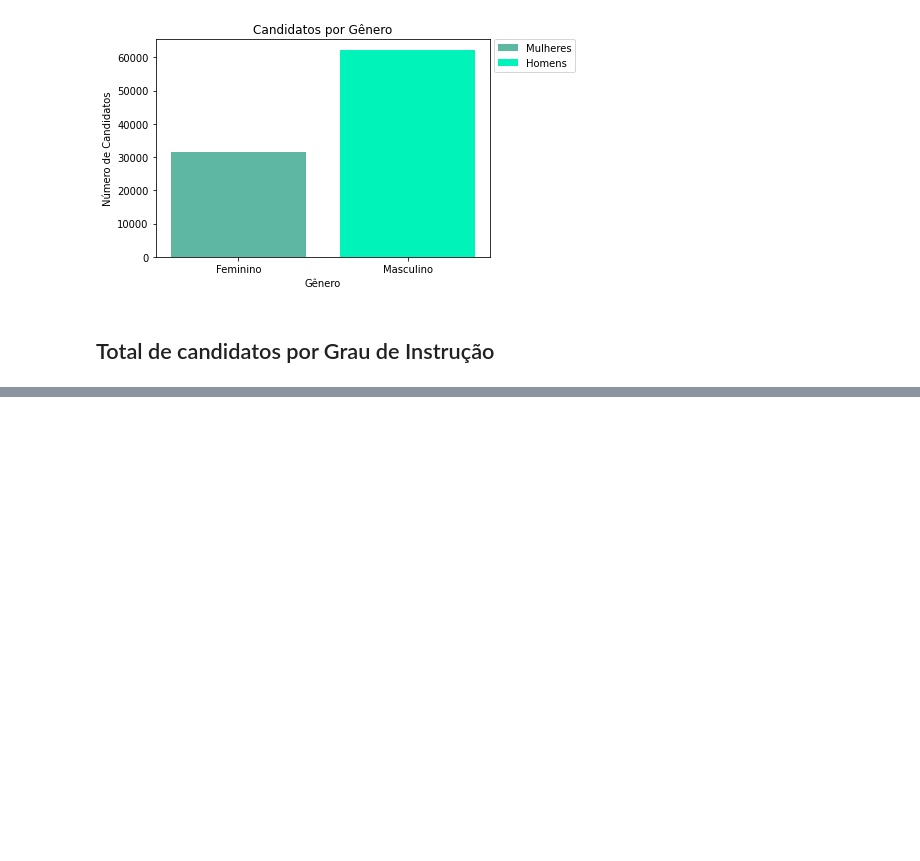
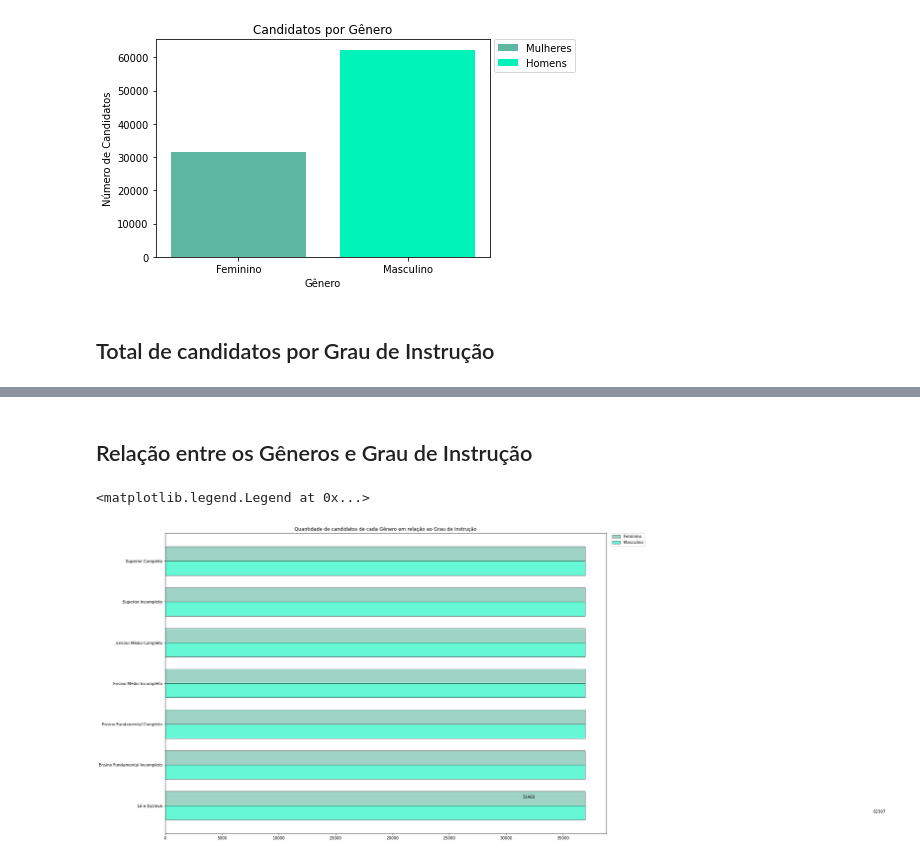
Before and after one commit to EvandroRBR/perfil-candidatos-eleicoes-2020, a Jupyter notebook: perfil-candidatos-eleicoes-2020.ipynb, the cells around one changed output, grey strips where cells are left out. Drawn from its saved outputs; the diff is of its cells as text; code cells hidden in the pictures; blank space fills up the shorter version.

```diff
--- a/perfil-candidatos-eleicoes-2020.ipynb
+++ b/perfil-candidatos-eleicoes-2020.ipynb
@@ -171,0 +157,45 @@ plt.show()
+# %% [markdown]
+## Relação entre os Gêneros e Grau de Instrução
+# %%
+plt.figure(figsize = (20, 14))
+bar_width = .35
+index = np.arange(7)
+
+plt.barh(index,
+         int(female_candidates[0]) and int(educational_level_high_school_comp[0]),
+         ec = "k",
+         alpha = .6,
+         color = "#5DB7A1",
+         height = bar_width,
+         label = "Feminino")
+
+plt.barh(index - bar_width,
+         int(male_candidates[0]) and int(educational_level_high_school_comp[0]),
+         ec = "k",
+         alpha = .6,
+         color = "#00F3B9",
+         height = bar_width,
+         label = "Masculino")
+
+for i, v in enumerate(female_candidates):
+    plt.text(v - 50, i, str(v))
+for i, v in enumerate(male_candidates):
+    plt.text(v - 50, i - bar_width, str(v))
+
+
+
+plt.yticks(index - bar_width / 2, ([
+          'Lê e Escreve',
+          'Ensino Fundamental Incompleto',
+          'Ensino Fundamental Completo',
+          'Ensino Médio Incompleto',
+          'Ensino Médio Completo',
+          'Superior Incompleto',
+          'Superior Completo']
+))
+
+plt.title("Quantidade de candidatos de cada Gênero em relação ao Grau de Instrução")
+plt.legend(bbox_to_anchor=(1.01, 1), loc='upper left', borderaxespad=0.)
+# %% [output]
+<matplotlib.legend.Legend at 0x...>
+[figure, added]
```
Also changed, not shown: parts of 6 cells of this notebook.
